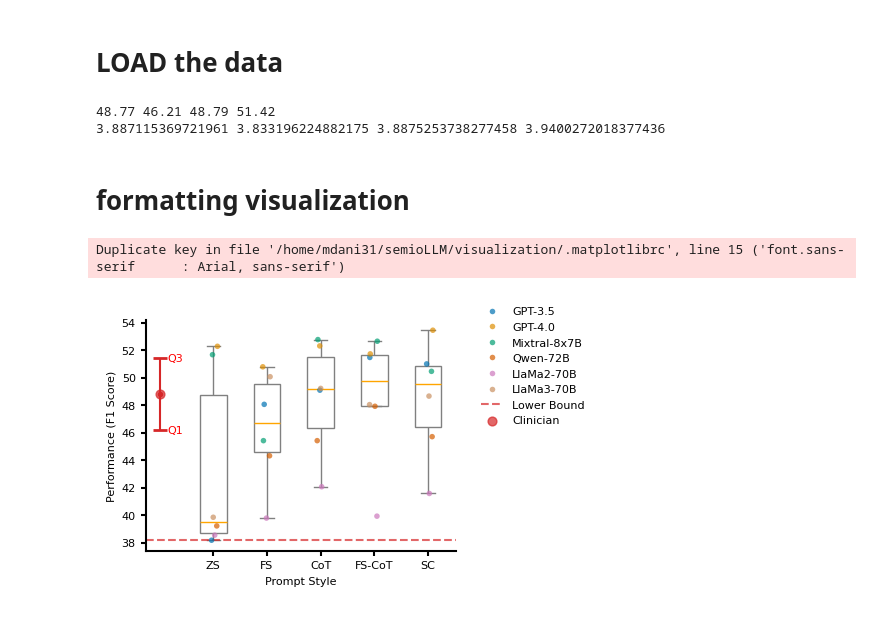
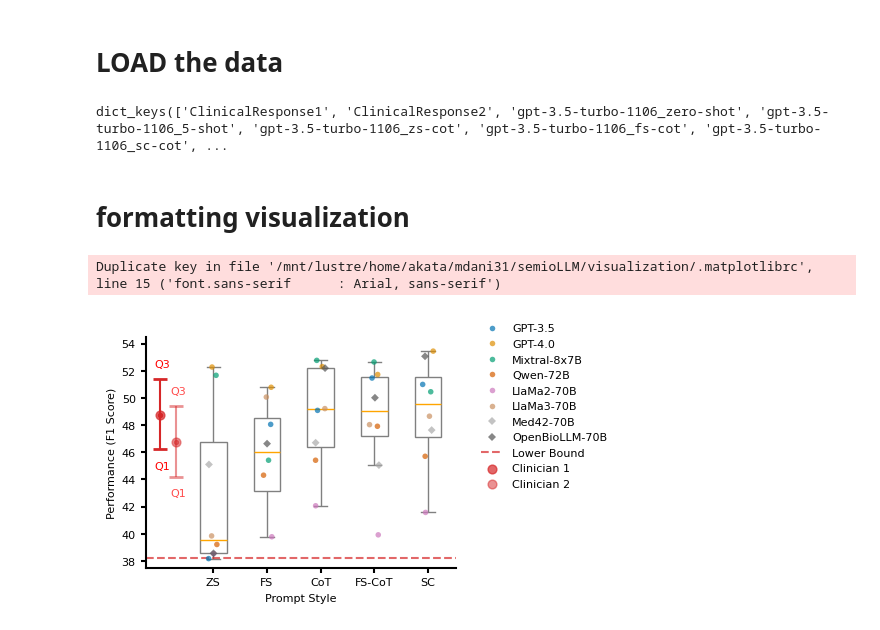
Before and after one commit to liebelab/semiollm, a Jupyter notebook: visualization/fig_2_a.ipynb, the cells around one changed output. Drawn from its saved outputs; the diff is of its cells as text; code cells hidden in the pictures.

Commit message:
updated data and code for main paper figures

```diff
--- a/visualization/fig_2_a.ipynb
+++ b/visualization/fig_2_a.ipynb
@@ -20,19 +20,22 @@ bootstrap_mean_file = 'mean_dict_nature_bootstrap.json'
 input_dict = json.load(open(os.path.join(bootstrap_res_dir, bootstrap_mean_file)))
 
 full_bootstrap_dict = json.load(open(os.path.join(bootstrap_res_dir, 'f1_dict_nature_bootstrap.json')))
+# %%
+full_bootstrap_dict.keys()
+# %% [output]
+dict_keys(['ClinicalResponse1', 'ClinicalResponse2', 'gpt-3.5-turbo-1106_zero-shot', 'gpt-3.5-turbo-1106_5-shot', 'gpt-3.5-turbo-1106_zs-cot', 'gpt-3.5-turbo-1106_fs-cot', 'gpt-3.5-turbo-1106_sc-cot', ...
 # %%
-full_bootstrap_dict['ClinicalResponse']
-#get mean, qaurtiles of this full_bootstrap_dict['ClinicalResponse]
+#Clinician 1 data
+mean_clin_1 = int(np.mean(full_bootstrap_dict['ClinicalResponse1'])*100)/100
+q1_clin_1 = int(np.percentile(full_bootstrap_dict['ClinicalResponse1'], 25)*100)/100
+q3_clin_1 = int(np.percentile(full_bootstrap_dict['ClinicalResponse1'], 75)*100)/100
+median_clin_1 = int(np.percentile(full_bootstrap_dict['ClinicalResponse1'], 50)*100)/100
 
-mean_clin = int(np.mean(full_bootstrap_dict['ClinicalResponse'])*100)/100
-q1_clin = int(np.percentile(full_bootstrap_dict['ClinicalResponse'], 25)*100)/100
-q3_clin = int(np.percentile(full_bootstrap_dict['ClinicalResponse'], 75)*100)/100
-median_clin = int(np.percentile(full_bootstrap_dict['ClinicalResponse'], 50)*100)/100
-print(mean_clin, q1_clin, median_clin, q3_clin)
-print(np.log(mean_clin), np.log(q1_clin), np.log(median_clin), np.log(q3_clin))
+
+mean_clin_2 = int(np.mean(full_bootstrap_dict['ClinicalResponse2'])*100)/100
+q1_clin_2 = int(np.percentile(full_bootstrap_dict['ClinicalResponse2'], 25)*100)/100
+q3_clin_2 = int(np.percentile(full_bootstrap_dict['ClinicalResponse2'], 75)*100)/100
+median_clin_2 = int(np.percentile(full_bootstrap_dict['ClinicalResponse2'], 50)*100)/100
-# %% [output]
-48.77 46.21 48.79 51.42
-3.887115369721961 3.833196224882175 3.8875253738277458 3.9400272018377436
 # %%
 # Prompt styles
 prompt_styles = ["Zero-Shot", "Few-Shot", "CoT", "FewShot-CoT", "SC"]
@@ -43,7 +46,9 @@ model_mapping = {
     "Mixtral-8x7B": "mixtral-8x7b-instruct",
     "Qwen-72B": "qwen-72b",
     "LlaMa2-70B": "llama-v2-70b-chat",
-    "LlaMa3-70B": "llama-v3-70B-instruct"
+    "LlaMa3-70B": "llama-v3-70B-instruct",
+    "Med42-70B": "med42",
+    "OpenBioLLM-70B": "openbiollm",
 }
 
 # Initialize output dictionary
@@ -102,58 +107,59 @@ with mpl.rc_context(fname=format_file):
             data["F1 Score"].append(score)
             data["Model"].append(model)
 
-    # Clinicians data
-    mean_clinician = int(input_dict['ClinicalResponse'] * 100) / 100
-    conf_int = json.load(open(os.path.join(bootstrap_res_dir, 'all_confidence_nature_bootstrap.json')))
-    conf_int_clinician = conf_int['ClinicalResponse']
-    # Convert to DataFrame
     df = pd.DataFrame(data)
     # Plotting a box plot
     plt.figure(figsize=(4, 3))
 
     ax = sns.boxplot(
         x="Prompt Style",
         y="F1 Score",
         data=df,
         showfliers=False,
         boxprops=dict(facecolor="none", edgecolor="gray"),
         whiskerprops=dict(color="gray"),
         capprops=dict(color="gray"),
         medianprops=dict(color="orange"),
         width=0.5
     )
 
     # Strip plot
-    model_datapoints = sns.stripplot(
-        data=df,
-        x='Prompt Style',
-        y="F1 Score",
-        hue = 'Model',
-        palette='colorblind',
-        size=4,
-        jitter=True,
-        alpha=0.7
+    diamond_models = ['OpenBioLLM-70B', 'Med42-70B']
+    sns.stripplot(
+        data=df[~df['Model'].isin(diamond_models)],
+        x='Prompt Style', y='F1 Score', hue = 'Model',
+        palette='colorblind', size=4, jitter=True, alpha=0.7, marker='o', ax=ax
+    )
+    # Plot diamonds for openbiollm and med42
+    sns.stripplot(
+        data=df[df['Model'].isin(diamond_models)],
+        x='Prompt Style', y='F1 Score', hue = 'Model',
+        palette='binary', size=4, jitter=True, alpha=0.7, marker='D', ax=ax
     )
     # Add horizontal line for lower bound
     plt.axhline(y=38.21, color='#d62728', linestyle='--', label='Lower Bound', alpha=0.7)
 
     # Add red dot for clinician output
-    plt.scatter(x=[-1], y=[mean_clinician], color='#d62728', marker='o', s=40, label='Clinician', alpha=0.7)
+    plt.scatter(x=[-1], y=[mean_clin_1], color='#d62728', marker='o', s=40, label='Clinician 1', alpha=0.7)
+    plt.scatter(x=[-0.7], y=[mean_clin_2], color='#d62728', marker='o', s=40, label='Clinician 2', alpha=0.5)
 
-    plt.errorbar(x=[-1], y=[mean_clinician], yerr=[[mean_clinician - q1_clin], [q3_clin - mean_clinician]], fmt='o', color='#d62728', capsize=5, capthick=2)
+    plt.errorbar(x=[-1], y=[mean_clin_1], yerr=[[mean_clin_1 - q1_clin_1], [q3_clin_1 - mean_clin_1]], fmt='o', color='#d62728', capsize=5, capthick=2)
+    plt.errorbar(x=[-0.7], y=[mean_clin_2], yerr=[[mean_clin_2 - q1_clin_2], [q3_clin_2 - mean_clin_2]], fmt='o', color='#d62728', capsize=5, capthick=2, alpha=0.5)
+
     #print Q1 and Q3 at the error bars
-    plt.text(-0.56, 46.2, 'Q1', ha='right', va='center', color='r')
-    plt.text(-0.56, 51.42, 'Q3', ha='right', va='center', color='r')
+    plt.text(-0.80, 45, 'Q1', ha='right', va='center', color='r')
+    plt.text(-0.80, 52.5, 'Q3', ha='right', va='center', color='r')
+    #clinican 2
+    plt.text(-0.50, 43, 'Q1', ha='right', va='center', color='r', alpha=0.7)
+    plt.text(-0.50, 50.5, 'Q3', ha='right', va='center', color='r', alpha=0.7)
     # Legend and labels
     plt.legend(bbox_to_anchor=(1.05, 1.10), loc='upper left')
     plt.ylabel("Performance (F1 Score)")
+    plt.ylim(37.5, 54.5)
     ax.set_xticklabels(['ZS', 'FS', 'CoT', 'FS-CoT', 'SC'])
-    #plt.tight_layout()
-    #despine and remove grid
     sns.despine()
     plt.grid(False)
-    #plt.savefig("correctness_score.svg")
     plt.show()
 # %% [output]
-Duplicate key in file '/home/mdani31/semioLLM/visualization/.matplotlibrc', line 15 ('font.sans-serif      : Arial, sans-serif')
+Duplicate key in file '/mnt/lustre/home/akata/mdani31/semioLLM/visualization/.matplotlibrc', line 15 ('font.sans-serif      : Arial, sans-serif')
-[figure, old version]
+[figure, new version]
```
Also changed, not shown: 12 other files.
